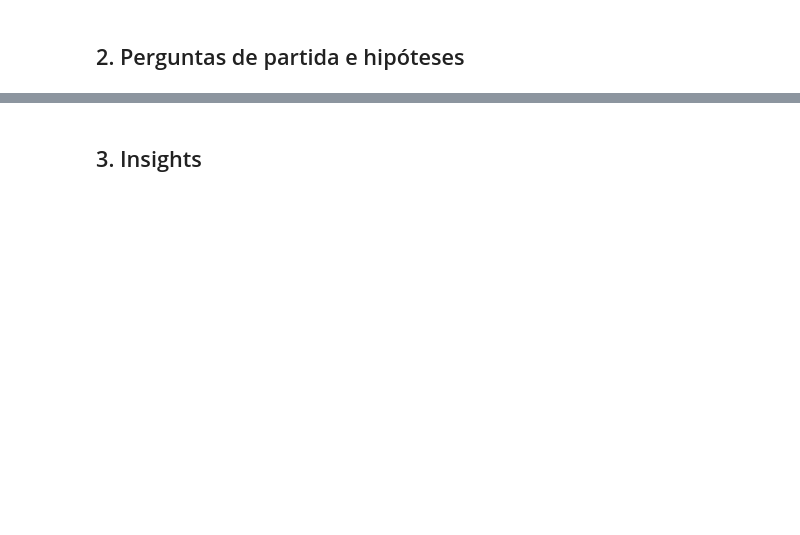
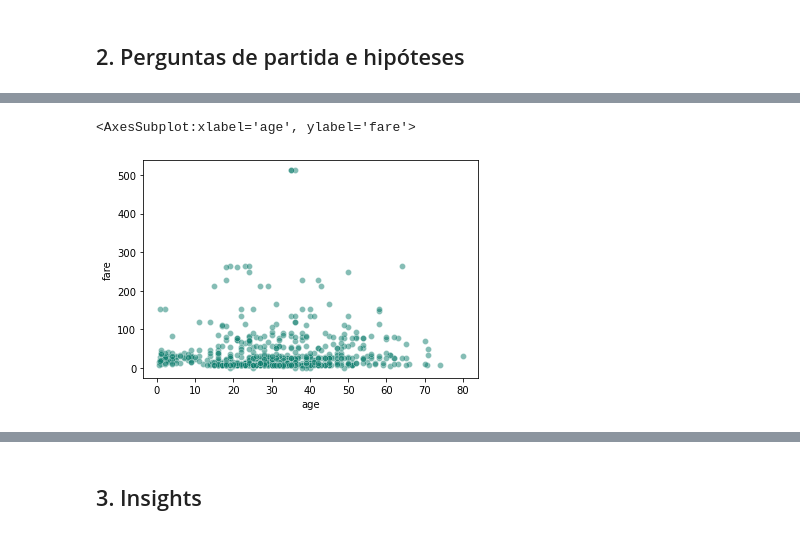
Before and after one commit to Dias04404/avanti-bootcamp-cdd, a Jupyter notebook: notebooks/01-exploratory_data_analysis.ipynb, the cells around one changed output, grey strips where cells are left out. Cells and saved outputs as stored; diff of their text form; code cells hidden in the pictures; blank space fills up the shorter version.

```diff
--- a/notebooks/01-exploratory_data_analysis.ipynb
+++ b/notebooks/01-exploratory_data_analysis.ipynb
@@ -4,0 +28,8 @@ informações sobre a quantidade de instâncias, variáveis e seus tipos, quanti
+# %%
+import pandas as pd
+import numpy as np
+import matplotlib.pyplot as plt
+import seaborn as sns
+
+colors = ["#0d7d6d", "#fff0d5", "#ffc19e", "#ffc19e"]
+# verde-água; bege; laranja e azul escuro, nessa ordem.
@@ -99,0 +219,12 @@ Quais fatores influenciaram o valor da passagem?
+# %%
+# relacionando idade e valor da passagem
+sns.scatterplot(
+    data=df,
+    x='age',
+    y='fare',
+    alpha=0.5,
+    color=colors[0]
+)
+# %% [output]
+<AxesSubplot:xlabel='age', ylabel='fare'>
+[figure, added]
```
Also changed, not shown: parts of 21 cells of this notebook.
